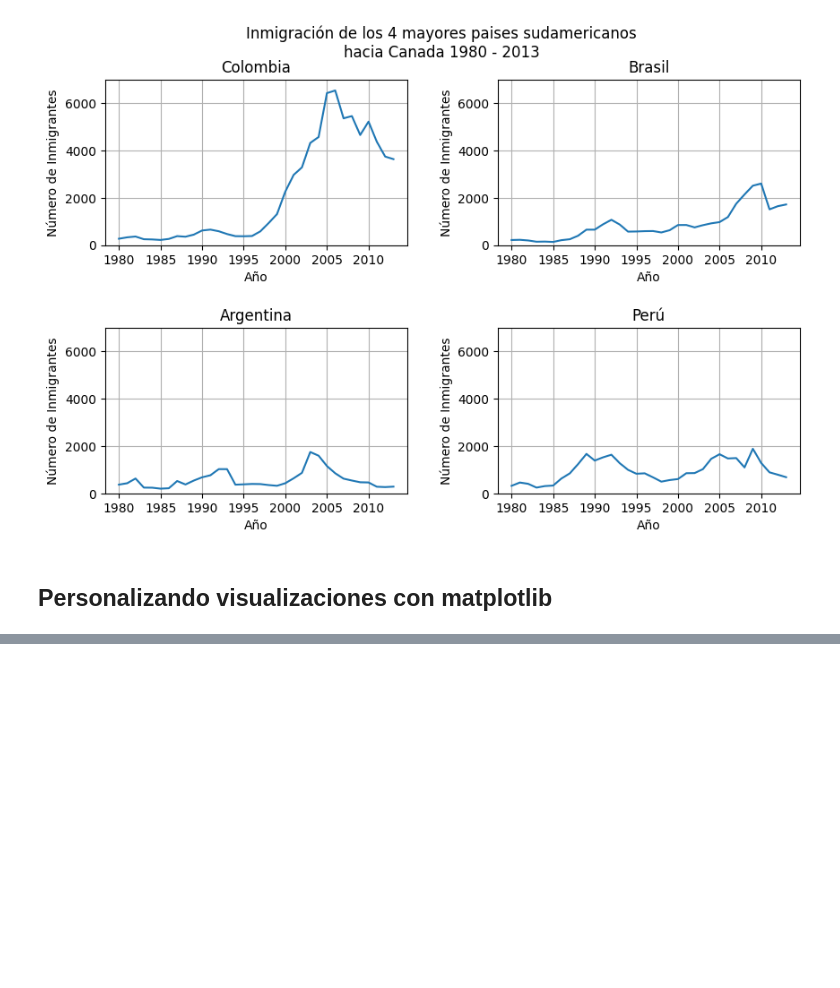
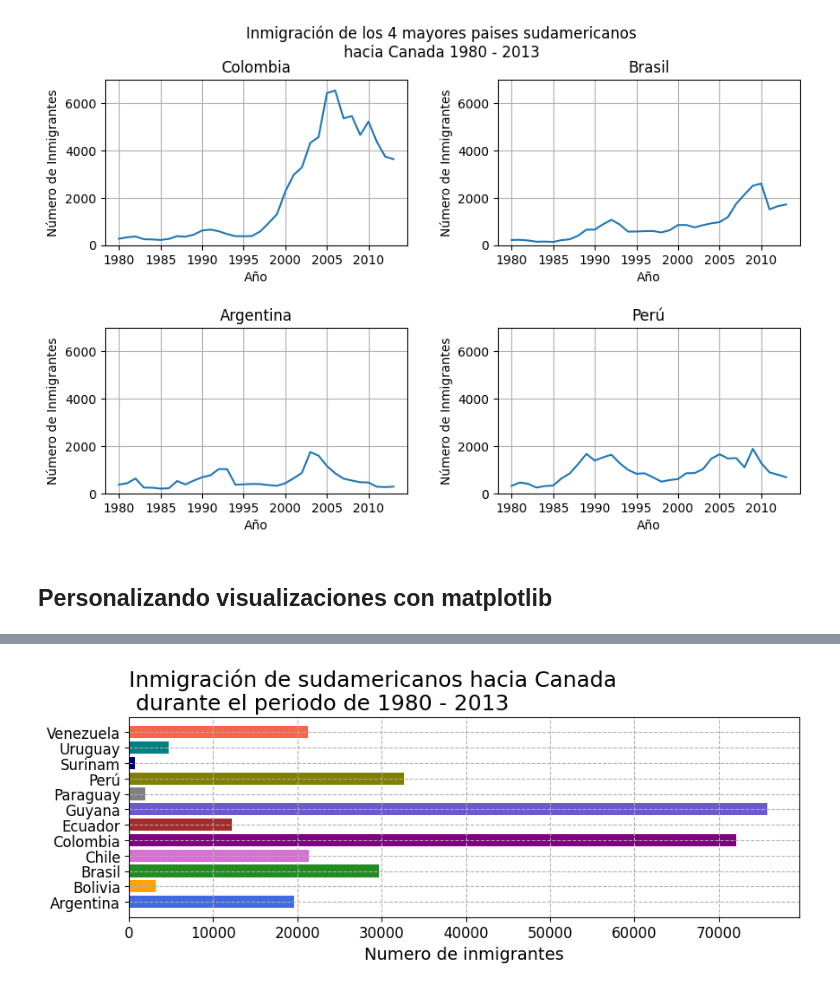
Before and after one commit to AndresCMontejo/Visualizaci-n-de-datos-con-Python-Matplotlib-Seaborn-y-Plotly, a Jupyter notebook: visualizacion_de_datos_con_python.ipynb, the cells around one changed output, grey strips where cells are left out. Saved outputs shown, nothing was run; the diff lists cells and outputs as text; code cells hidden in the pictures; blank space fills up the shorter version.

```diff
--- a/visualizacion_de_datos_con_python.ipynb
+++ b/visualizacion_de_datos_con_python.ipynb
@@ -341,0 +375,19 @@ plt.show()
+# %%
+#TRABAJANDO CON BARRAS HORIZONTALES
+colores = ['royalblue','orange','forestgreen','orchid','purple','brown','slateblue','gray','olive','navy','teal','tomato']
+#fig es lienzo, ax el grafico
+fig, ax = plt.subplots(figsize=(10,3))
+
+#GRAFICO DE BARRAS
+#agregarle h a bar (ax.barh), estamos hablando de una barra horizontal
+ax.barh(sudamerica.index, sudamerica['Total'], color=colores)
+ax.set_title('Inmigración de sudamericanos hacia Canada\n durante el periodo de 1980 - 2013', loc='left', fontsize=18)
+#invertir el sentido de las x & y,
+ax.set_ylabel('')
+ax.set_xlabel('Numero de inmigrantes', fontsize=14)
+ax.xaxis.set_tick_params(labelsize=12)
+ax.yaxis.set_tick_params(labelsize=12)
+ax.grid(linestyle='--')
+plt.show()
+# %% [output]
+[figure, added]
```
Also changed, not shown: parts of 6 cells of this notebook.
